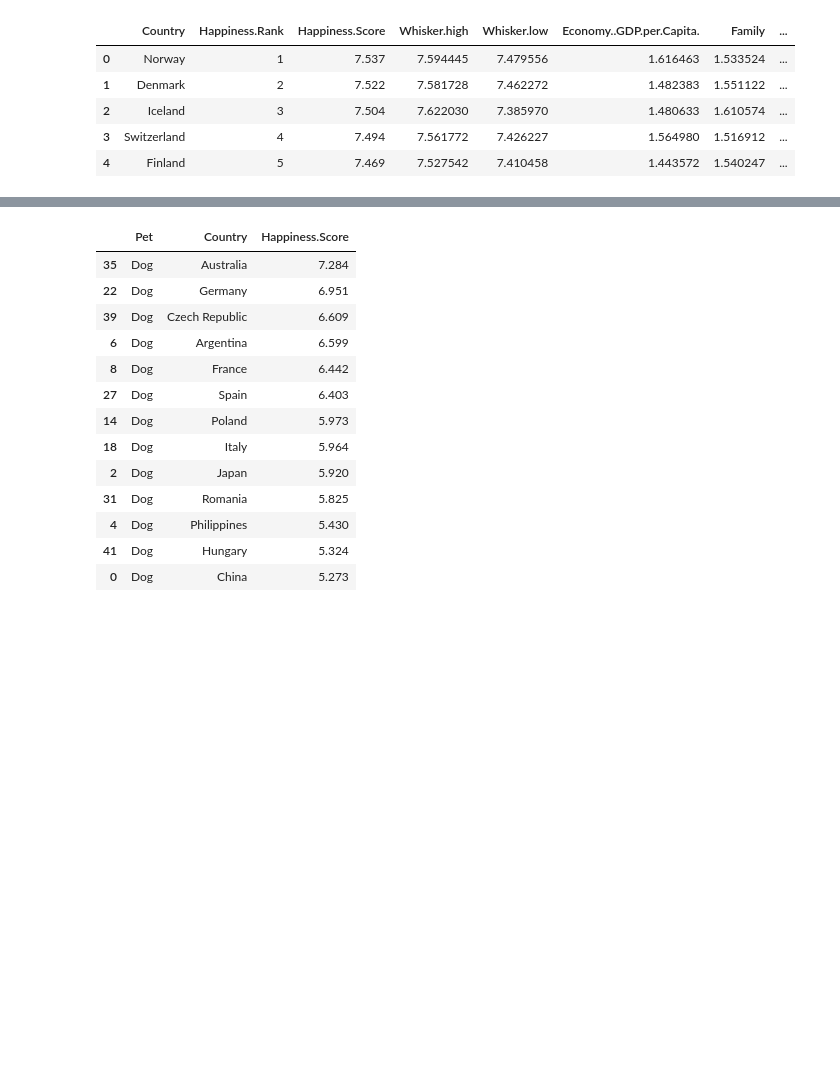
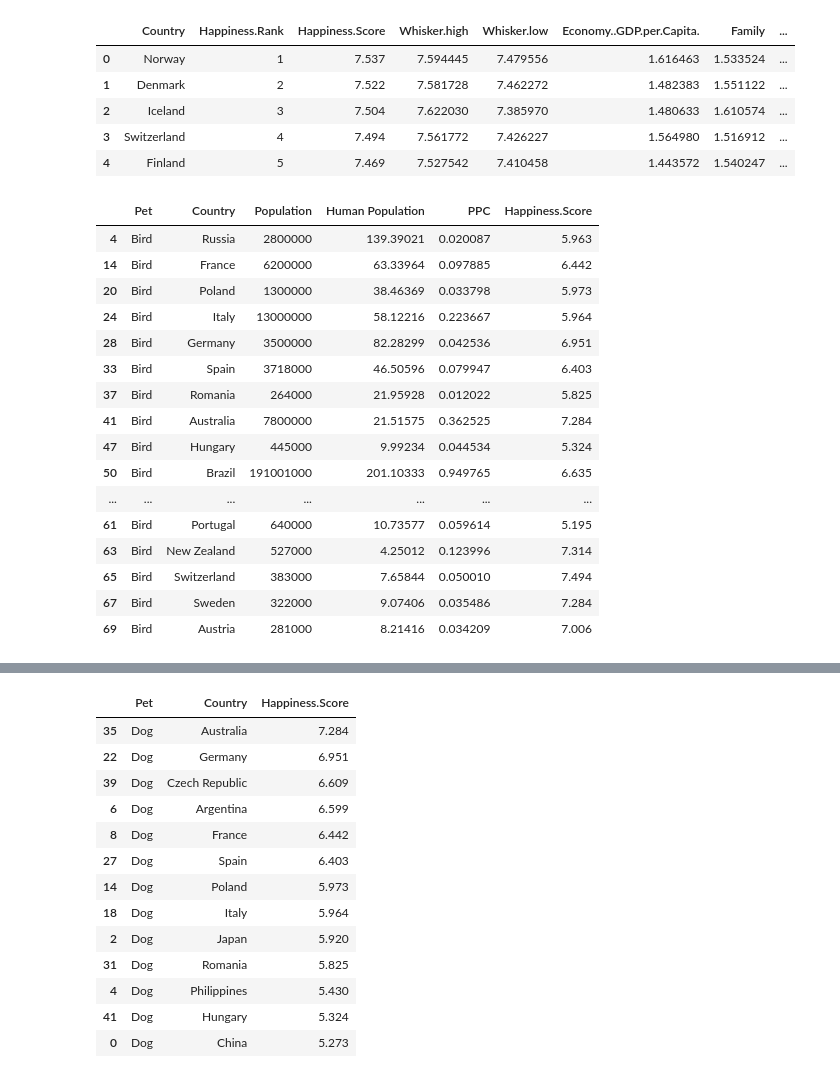
Before and after one commit to epapineau/pet-happiness, a Jupyter notebook: pet-happiness/ian/good_merges.ipynb, the cells around one changed output, grey strips where cells are left out. Cells and saved outputs as stored; diff of their text form; code cells hidden in the pictures; blank space fills up the shorter version.

Commit message:
All charts working

```diff
--- a/pet-happiness/ian/good_merges.ipynb
+++ b/pet-happiness/ian/good_merges.ipynb
@@ -56,5 +56,23 @@ merged_df.head()
 | 4 | Finland | 5 | 7.469 | 7.527542 | 7.410458 | 1.443572 | 1.540247 | ... |
 # %%
 pets_per_capita = pd.read_csv('pet_happiness.csv')
-dog_df = pets_per_capita.query('Pet == "Dog"')
-dog_df.to_csv('dog_data_for_chart.csv')
+dog_df = pets_per_capita.query('Pet == "Bird"')
+dog_df
+# %% [output]
+|  | Pet | Country | Population | Human Population | PPC | Happiness.Score |
+| 4 | Bird | Russia | 2800000 | 139.39021 | 0.020087 | 5.963 |
+| 14 | Bird | France | 6200000 | 63.33964 | 0.097885 | 6.442 |
+| 20 | Bird | Poland | 1300000 | 38.46369 | 0.033798 | 5.973 |
+| 24 | Bird | Italy | 13000000 | 58.12216 | 0.223667 | 5.964 |
+| 28 | Bird | Germany | 3500000 | 82.28299 | 0.042536 | 6.951 |
+| 33 | Bird | Spain | 3718000 | 46.50596 | 0.079947 | 6.403 |
+| 37 | Bird | Romania | 264000 | 21.95928 | 0.012022 | 5.825 |
+| 41 | Bird | Australia | 7800000 | 21.51575 | 0.362525 | 7.284 |
+| 47 | Bird | Hungary | 445000 | 9.99234 | 0.044534 | 5.324 |
+| 50 | Bird | Brazil | 191001000 | 201.10333 | 0.949765 | 6.635 |
+| ... | ... | ... | ... | ... | ... | ... |
+| 61 | Bird | Portugal | 640000 | 10.73577 | 0.059614 | 5.195 |
+| 63 | Bird | New Zealand | 527000 | 4.25012 | 0.123996 | 7.314 |
+| 65 | Bird | Switzerland | 383000 | 7.65844 | 0.050010 | 7.494 |
+| 67 | Bird | Sweden | 322000 | 9.07406 | 0.035486 | 7.284 |
+| 69 | Bird | Austria | 281000 | 8.21416 | 0.034209 | 7.006 |
```
Also changed, not shown: parts of 3 cells of this notebook, 13 other files.
